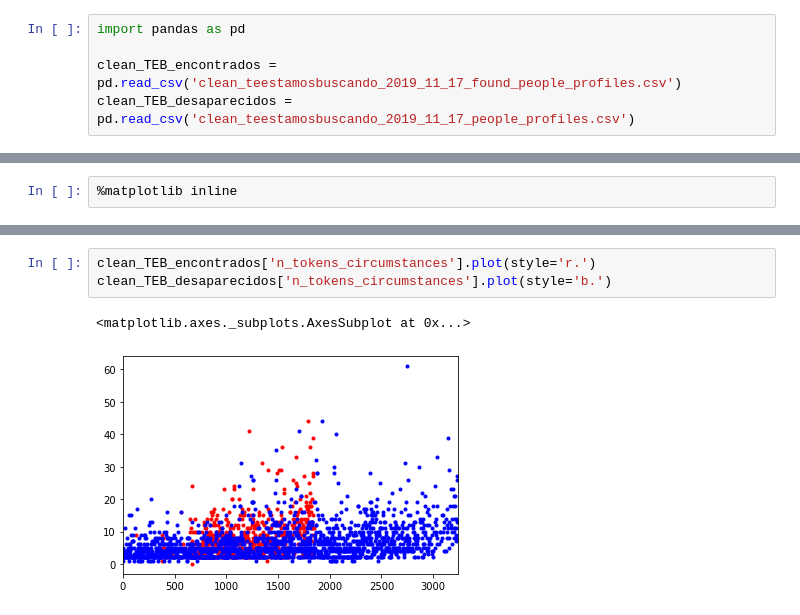
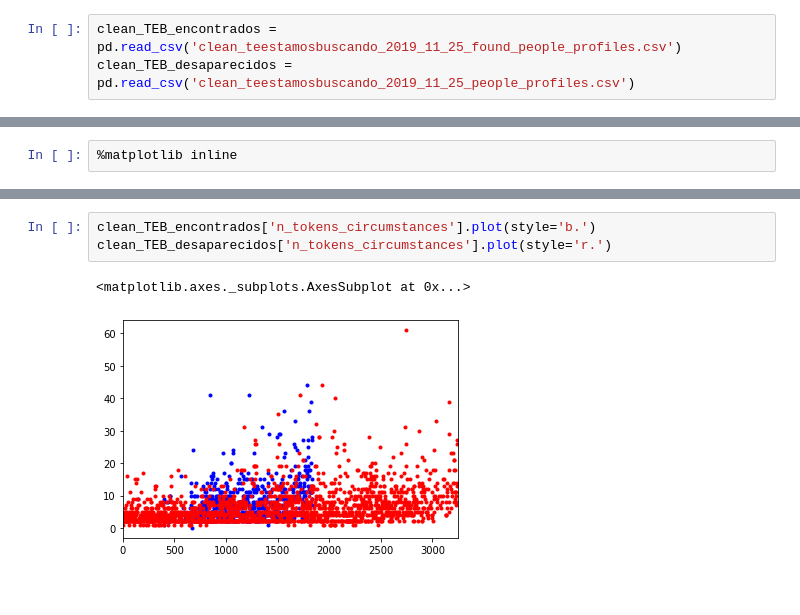
Before and after one commit to royrimachi/te_estamos_buscando_ws, a Jupyter notebook: TEB-Encontrados.ipynb, the cells around one changed output, grey strips where cells are left out. Drawn from its saved outputs; the diff is of its cells as text.

```diff
--- a/TEB-Encontrados.ipynb
+++ b/TEB-Encontrados.ipynb
@@ -5,10 +5,8 @@ import pandas as pd
 # %% [markdown]
 # Descriptive analysis
 # %%
-import pandas as pd
-
-clean_TEB_encontrados = pd.read_csv('clean_teestamosbuscando_2019_11_17_found_people_profiles.csv')
-clean_TEB_desaparecidos = pd.read_csv('clean_teestamosbuscando_2019_11_17_people_profiles.csv')
+clean_TEB_encontrados = pd.read_csv('clean_teestamosbuscando_2019_11_25_found_people_profiles.csv')
+clean_TEB_desaparecidos = pd.read_csv('clean_teestamosbuscando_2019_11_25_people_profiles.csv')
 # %%
 clean_TEB_encontrados.describe()
 # %% [output]
@@ -50,9 +48,9 @@ clean_TEB_desaparecidos['age'].plot(style='b.')
 # %%
-clean_TEB_encontrados['n_tokens_circumstances'].plot(style='r.')
-clean_TEB_desaparecidos['n_tokens_circumstances'].plot(style='b.')
+clean_TEB_encontrados['n_tokens_circumstances'].plot(style='b.')
+clean_TEB_desaparecidos['n_tokens_circumstances'].plot(style='r.')
 # %% [output]
 <matplotlib.axes._subplots.AxesSubplot at 0x...>
-[figure, old version]
+[figure, new version]
 # %%
 all_TEB = pd.concat([clean_TEB_encontrados, clean_TEB_desaparecidos])
 grouped = all_TEB.groupby('site_uid')
```
Also changed, not shown: parts of 9 cells of this notebook, 4 other files.
